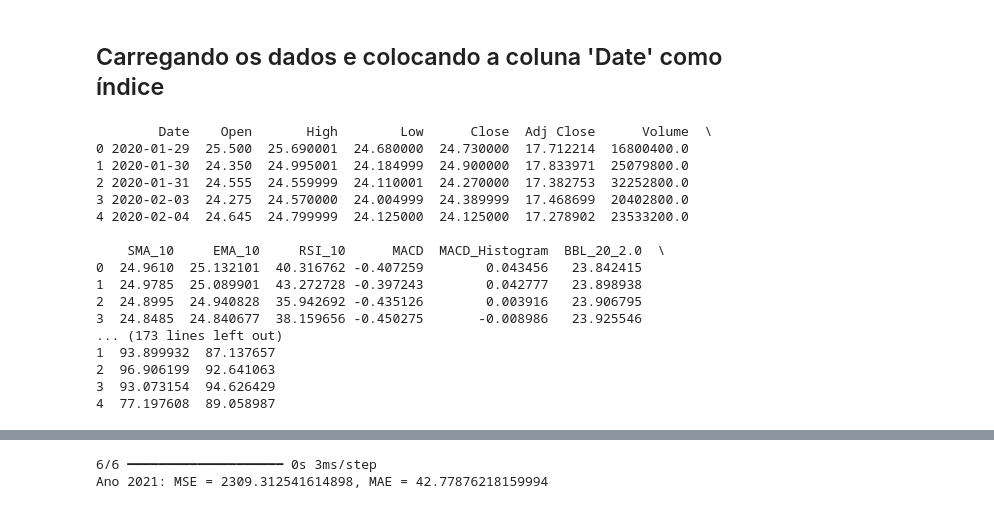
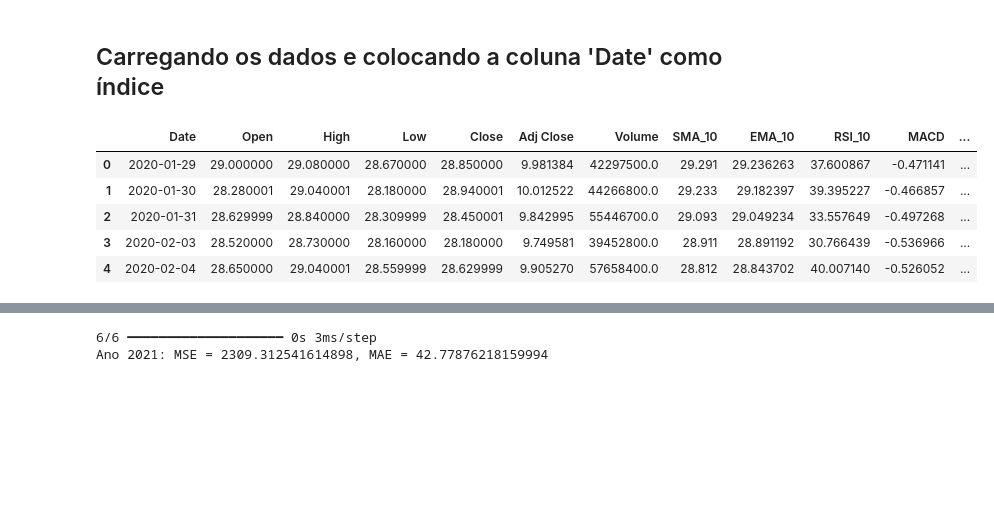
Before and after one commit to TCCCODADA/TCCII, a Jupyter notebook: rede1 copy.ipynb, the cells around one changed output, grey strips where cells are left out. Saved outputs shown, nothing was run; the diff lists cells and outputs as text; code cells hidden in the pictures; blank space fills up the shorter version.

```diff
--- a/rede1 copy.ipynb
+++ b/rede1 copy.ipynb
@@ -19,32 +21,26 @@ import os
 # %%
 caminho_pasta = 'Base_dados'
 lista_arquivos = [arquivo for arquivo in os.listdir(caminho_pasta) if os.path.isfile(os.path.join(caminho_pasta, arquivo))]
 
-for arq in lista_arquivos:
-    df = pd.read_csv(f'Base_dados/{arq}', parse_dates=['Date'])
-    df = df.sort_values('Date')
-    # Verificar se a coluna 'Date' existe e definir como índice
-    # if 'Date' in df.columns:
-    #     df = df.set_index('Date')
-    print(df.head())
+# for arq in lista_arquivos:
+#     df = pd.read_csv(f'Base_dados/{arq}', parse_dates=['Date'])
+#     df = df.sort_values('Date')
+#     # Verificar se a coluna 'Date' existe e definir como índice
+#     # if 'Date' in df.columns:
+#     #     df = df.set_index('Date')
+#     print(df.head())
+
+df = pd.read_csv(f'Base_dados/hist_PETR4', parse_dates=['Date'])
+df = df.sort_values('Date')
+
+df.head(5)
 # %% [output]
-        Date    Open       High        Low      Close  Adj Close      Volume  \
-0 2020-01-29  25.500  25.690001  24.680000  24.730000  17.712214  16800400.0
-1 2020-01-30  24.350  24.995001  24.184999  24.900000  17.833971  25079800.0
-2 2020-01-31  24.555  24.559999  24.110001  24.270000  17.382753  32252800.0
-3 2020-02-03  24.275  24.570000  24.004999  24.389999  17.468699  20402800.0
-4 2020-02-04  24.645  24.799999  24.125000  24.125000  17.278902  23533200.0
-
-    SMA_10     EMA_10     RSI_10      MACD  MACD_Histogram  BBL_20_2.0  \
-0  24.9610  25.132101  40.316762 -0.407259        0.043456   23.842415
-1  24.9785  25.089901  43.272728 -0.397243        0.042777   23.898938
-2  24.8995  24.940828  35.942692 -0.435126        0.003916   23.906795
-3  24.8485  24.840677  38.159656 -0.450275       -0.008986   23.925546
-... (173 lines left out)
-1  93.899932  87.137657
-2  96.906199  92.641063
-3  93.073154  94.626429
-4  77.197608  89.058987
+|  | Date | Open | High | Low | Close | Adj Close | Volume | SMA_10 | EMA_10 | RSI_10 | MACD | ... |
+| 0 | 2020-01-29 | 29.000000 | 29.080000 | 28.670000 | 28.850000 | 9.981384 | 42297500.0 | 29.291 | 29.236263 | 37.600867 | -0.471141 | ... |
+| 1 | 2020-01-30 | 28.280001 | 29.040001 | 28.180000 | 28.940001 | 10.012522 | 44266800.0 | 29.233 | 29.182397 | 39.395227 | -0.466857 | ... |
+| 2 | 2020-01-31 | 28.629999 | 28.840000 | 28.309999 | 28.450001 | 9.842995 | 55446700.0 | 29.093 | 29.049234 | 33.557649 | -0.497268 | ... |
+| 3 | 2020-02-03 | 28.520000 | 28.730000 | 28.160000 | 28.180000 | 9.749581 | 39452800.0 | 28.911 | 28.891192 | 30.766439 | -0.536966 | ... |
+| 4 | 2020-02-04 | 28.650000 | 29.040001 | 28.559999 | 28.629999 | 9.905270 | 57658400.0 | 28.812 | 28.843702 | 40.007140 | -0.526052 | ... |
 # %%
 features = ['Open', 'High', 'Low', 'Close', 'Adj Close', 'Volume', 'SMA_10', 'EMA_10',
             'RSI_10', 'MACD', 'MACD_Histogram', 'BBL_20_2.0', 'BBM_20_2.0', 'BBU_20_2.0',
```
Also changed, not shown: parts of 7 cells of this notebook, 3 other files.
